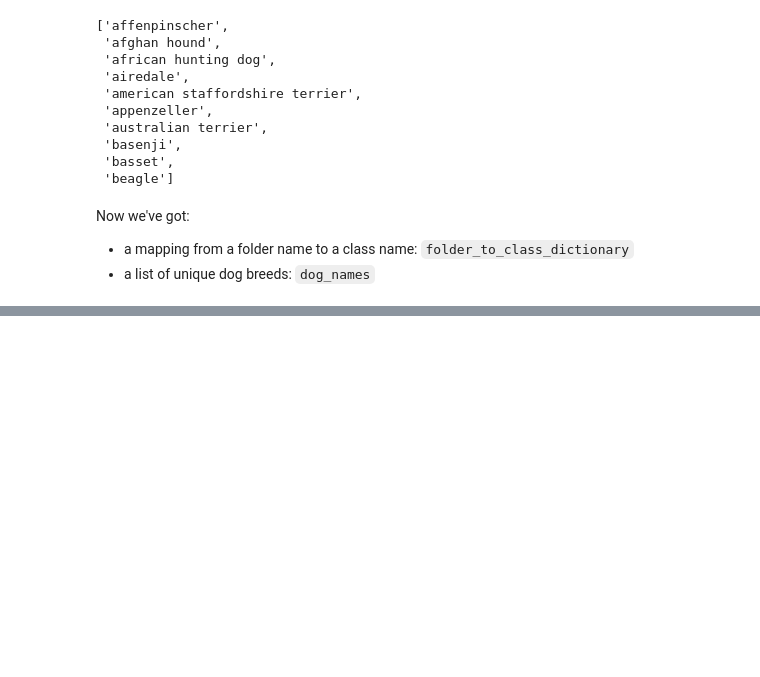
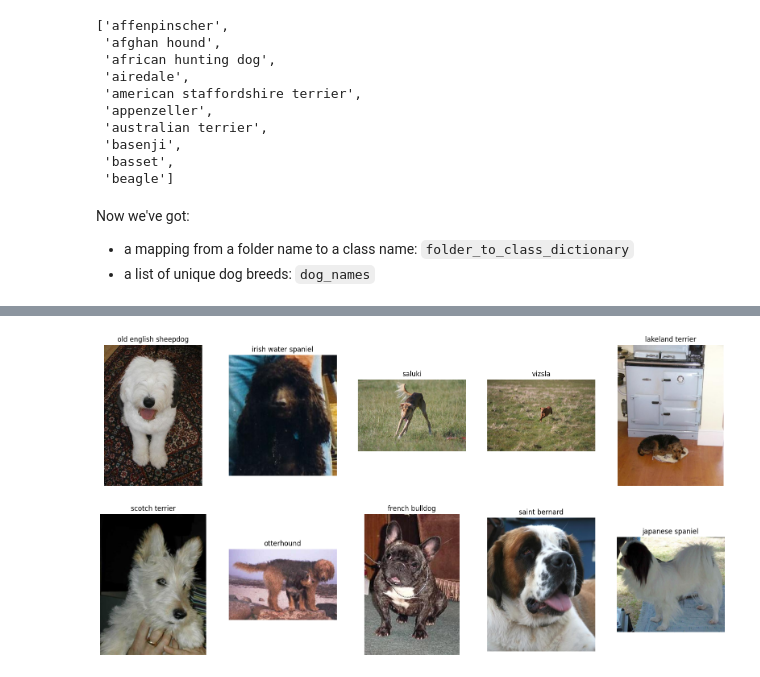
Before and after one commit to mzsolt68/DogVision, a Jupyter notebook: dog_vision.ipynb, the cells around one changed output, grey strips where cells are left out. Drawn from its saved outputs; the diff is of its cells as text; code cells hidden in the pictures; blank space fills up the shorter version.

Commit message:
Visualize a list of random images

```diff
--- a/dog_vision.ipynb
+++ b/dog_vision.ipynb
@@ -387,0 +404,46 @@ Now we've got:
+# %%
+import random
+from pathlib import Path
+from typing import List
+import matplotlib.pyplot as plt
+
+def plot_10_random_images(image_paths: List[Path], extract_title: bool = True) -> None:
+  """
+    Plots 10 random images from a list of image paths.
+
+    Args:
+    image_paths (List[Path]): A list of image paths to plot.
+    extract_title (bool): Whether to extract the title from the image path
+
+    Returns:
+    None
+  """
+  # Setup a grid of plots
+  fig, axes = plt.subplots(ncols=5, nrows=2, figsize=(20, 10))
+
+  # Get a list of random image paths
+  samples = random.sample(image_paths, k=10)
+
+  # Iterate through the flattened axes and corresponding image paths
+  for i, ax in enumerate(axes.flat):
+    # Get the image path
+    image_path = samples[i]
+    # Extract the parent directory name to use as the title (if neccesary)
+    if extract_title:
+      title = folder_to_class_dictionary[image_path.parent.stem]
+    else:
+      title = image_path.parent.stem
+
+    # Read the image
+    ax.imshow(plt.imread(image_path))
+    # Set the title
+    ax.set_title(title)
+    # Turn the axis off
+    ax.axis("off")
+
+  # Show the plot
+  plt.show()
+
+plot_10_random_images(image_paths=[Path(f"{local_dir}/Images/") / path for path in train_file_list])
+# %% [output]
+[figure, added]
```
Also changed, not shown: parts of 2 cells of this notebook.
